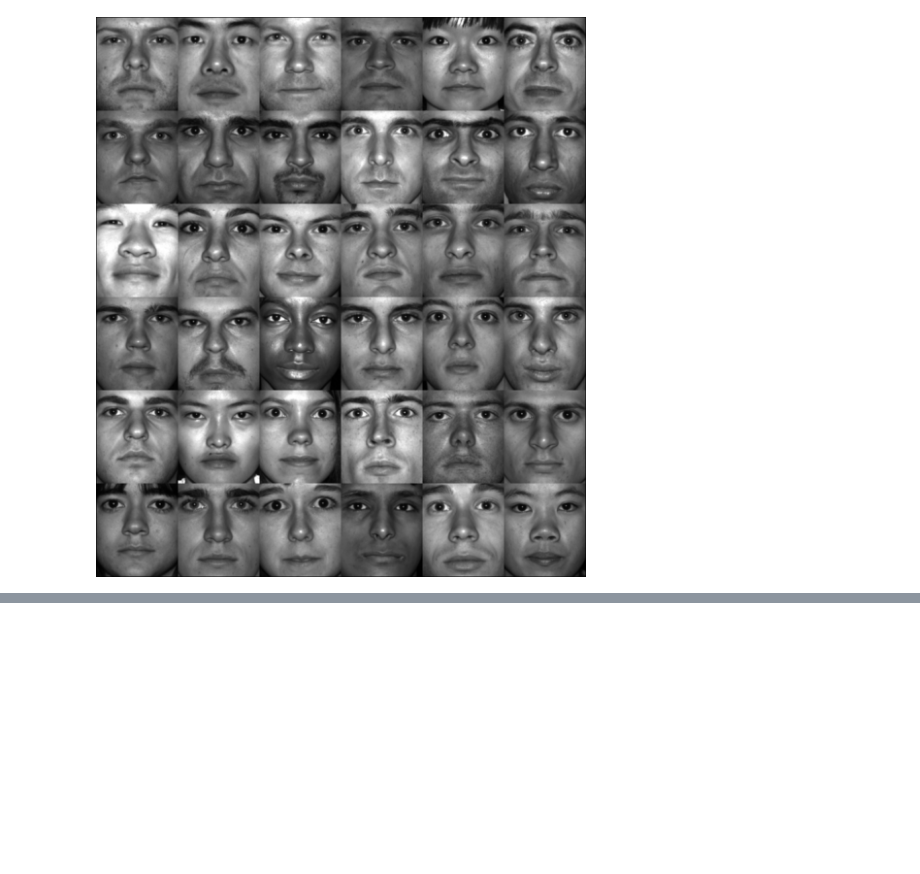
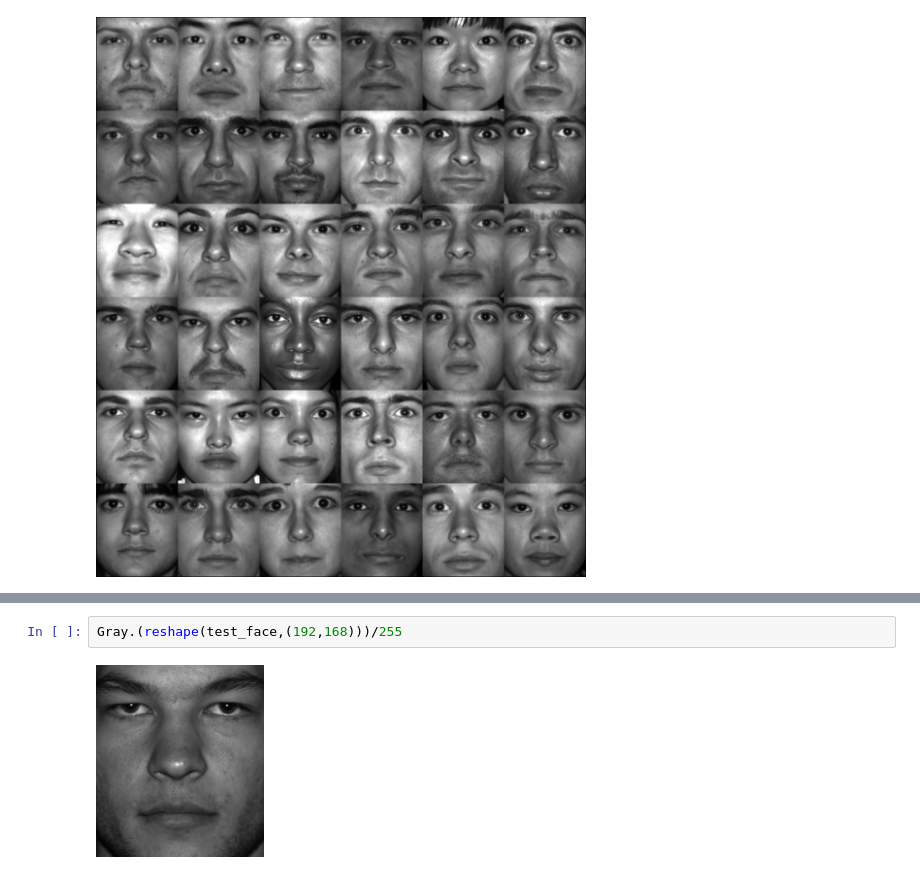
Before and after one commit to mcccccccccccccccccccccccccccccc/BME-574-2024, a Jupyter notebook: faces_class.ipynb, the cells around one changed output, grey strips where cells are left out. Drawn from its saved outputs; the diff is of its cells as text; blank space fills up the shorter version.

```diff
--- a/faces_class.ipynb
+++ b/faces_class.ipynb
@@ -273,0 +268,4 @@ Gray.(eigenface_scaled)
+# %%
+Gray.(reshape(test_face,(192,168)))/255
+# %% [output]
+[figure, added]
```
Also changed, not shown: parts of 17 cells of this notebook.
